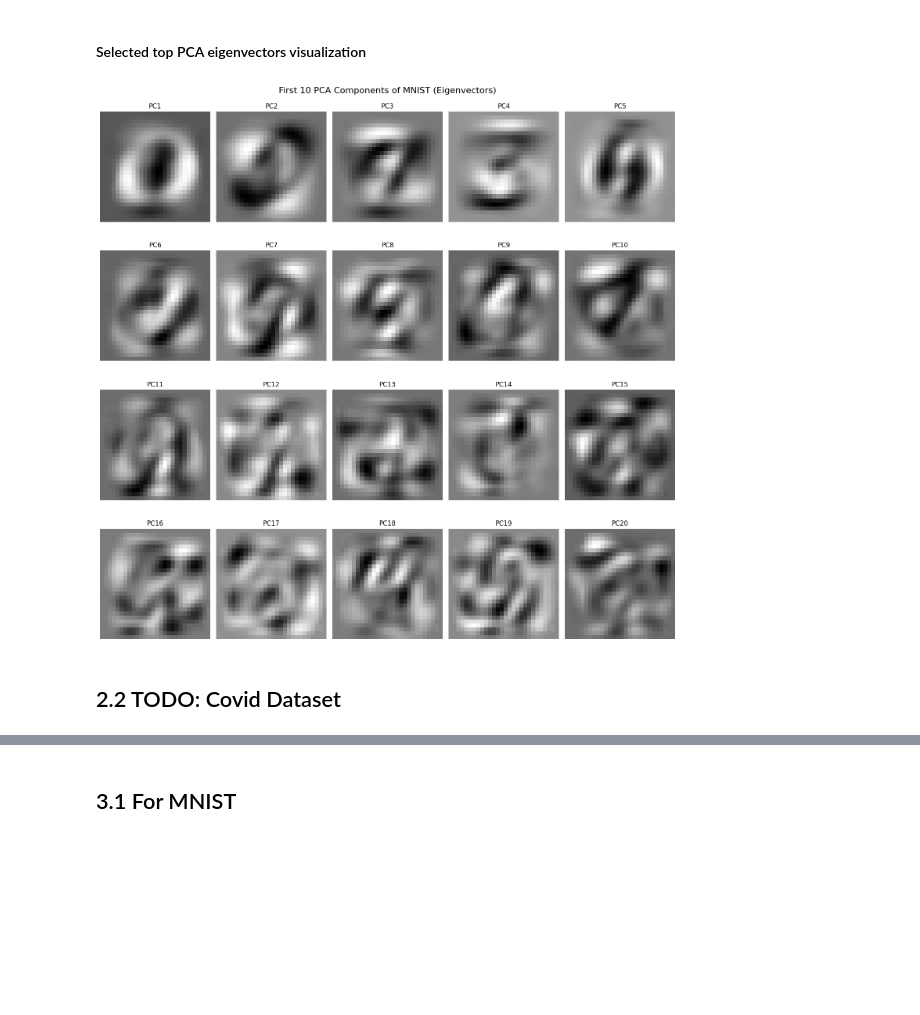
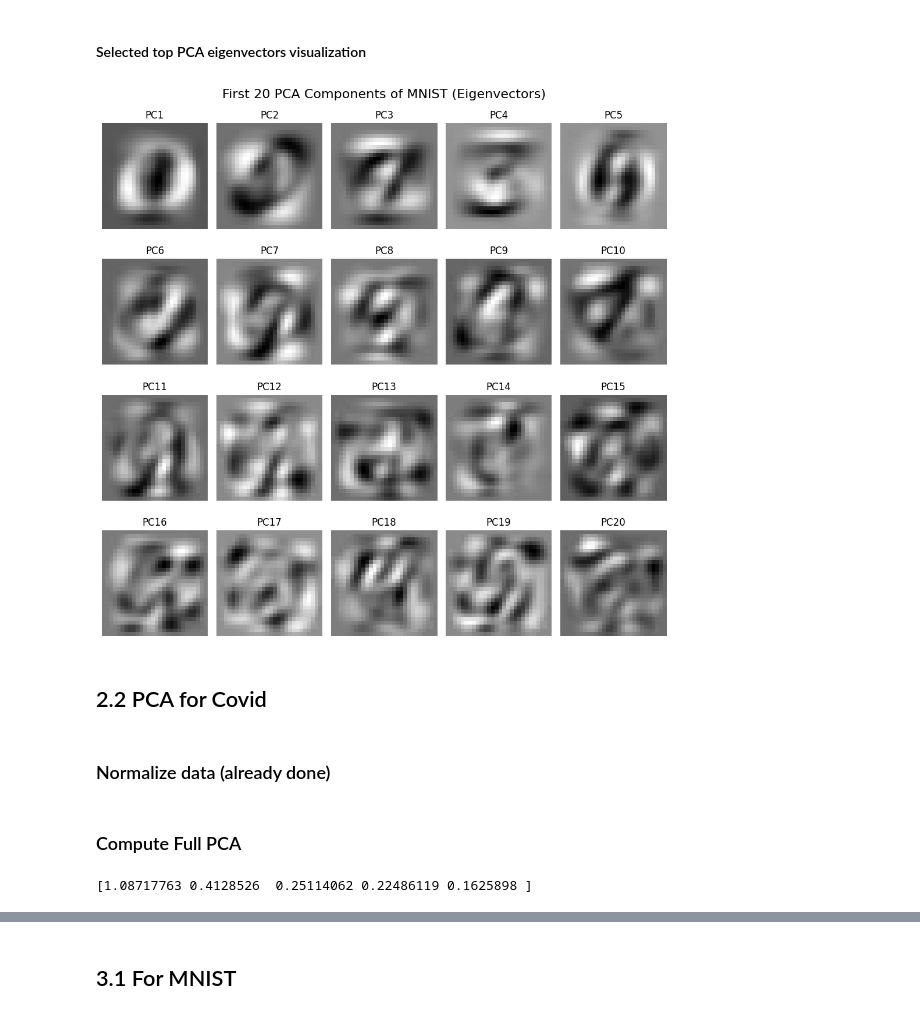
Before and after one commit to Pokemongle/ubc_ml, a Jupyter notebook: project/project.ipynb, the cells around one changed output, grey strips where cells are left out. Drawn from its saved outputs; the diff is of its cells as text; code cells hidden in the pictures; blank space fills up the shorter version.

```diff
--- a/project/project.ipynb
+++ b/project/project.ipynb
@@ -41,6 +45,7 @@ seed = np.random.seed(SEED)
 mnist = fetch_openml('mnist_784', version=1, as_frame=False)
 # TODO
 # 2. Covid dataset
+covid = pd.read_csv('covid_cleaned.csv')
 # %% [markdown]
 ## 1.2 check dataset info
 # %% [markdown]
@@ -55,0 +82,3 @@ MNIST labels: ['0' '1' '2' '3' '4' '5' '6' '7' '8' '9']
+# %%
+for i in covid.columns:
+    print(covid[i].value_counts())
@@ -225,21 +331,25 @@ plt.show()
 # %%
 n_components_to_show = 20
 components = pca_full.components_[:n_components_to_show]
 
-plt.figure(figsize=(15,15))
+plt.figure(figsize=(10,10))
 
 for i in range(n_components_to_show):
     pc = components[i].reshape(28, 28)
 
     plt.subplot(int(n_components_to_show / 5), 5, i+1)
     plt.imshow(pc, cmap='gray')
     plt.title(f"PC{i+1}")
     plt.axis('off')
 
-plt.suptitle("First 10 PCA Components of MNIST (Eigenvectors)", fontsize=16)
+plt.suptitle("First 20 PCA Components of MNIST (Eigenvectors)", fontsize=16)
 plt.tight_layout()
 plt.show()
 # %% [output]
-[figure, old version]
+[figure, new version]
 # %% [markdown]
-## 2.2 TODO: Covid Dataset
+## 2.2 PCA for Covid
+# %% [markdown]
+### Normalize data (already done)
+# %% [markdown]
+### Compute Full PCA
@@ -245,0 +361,4 @@ plt.show()
+# %%
+print(D_covid[:5])
+# %% [output]
+[1.08717763 0.4128526  0.25114062 0.22486119 0.1625898 ]
```
Also changed, not shown: parts of 45 cells of this notebook, 15 other files.
